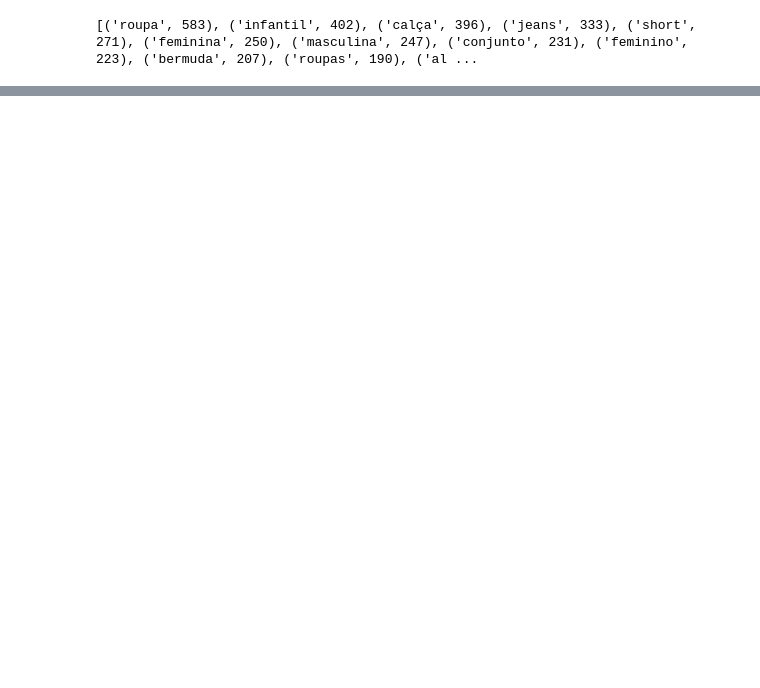
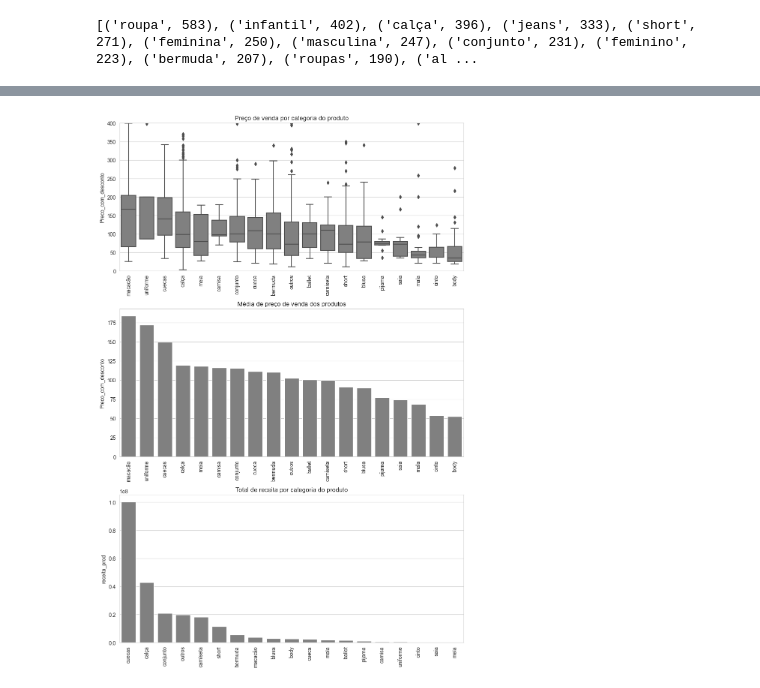
Before and after one commit to LissesCastro/Webscrapping-Marketplace-BR, a Jupyter notebook: analise.ipynb, the cells around one changed output, grey strips where cells are left out. Cells and saved outputs as stored; diff of their text form; code cells hidden in the pictures; blank space fills up the shorter version.

```diff
--- a/analise.ipynb
+++ b/analise.ipynb
@@ -118,0 +154,25 @@ df['tipo_roupa'].value_counts().plot(kind='bar', color='gray', figsize=(10, 5),
+# %%
+df_categoria_medias = df.groupby('tipo_roupa').mean(numeric_only=True).sort_values(by='Preco_com_desconto', ascending=False)
+df_categoria_somas = df.groupby('tipo_roupa').sum(numeric_only=True).sort_values(by='receita_prod', ascending=False)
+# %%
+mean_values = df.groupby('tipo_roupa')['Preco_com_desconto'].mean().sort_values(ascending=False)
+
+fig, axs = plt.subplots(3, 1, figsize=(10, 15))
+sns.boxplot(x=df['tipo_roupa'], y=df['Preco_com_desconto'].sort_values(ascending=False), data=df, ax=axs[0], color='gray', order=mean_values.index)
+sns.barplot(x=df_categoria_medias.index, y=df_categoria_medias['Preco_com_desconto'].sort_values(ascending=False), data=df, ax=axs[1], color='gray')
+sns.barplot(x=df_categoria_somas.index, y=df_categoria_somas['receita_prod'], data=df_categoria_somas, ax=axs[2], color='gray')
+
+
+
+axs[0].set_title('Preço de venda por categoria do produto')
+axs[1].set_title('Média de preço de venda dos produtos')
+axs[2].set_title('Total de receita por categoria do produto')
+
+for i in range(3):
+    axs[i].set_xticklabels(axs[i].get_xticklabels(), rotation=90)
+    axs[i].set_xlabel('')
+axs[0].set_ylim([0,400])
+
+fig.tight_layout()
+# %% [output]
+[figure, added]
```
Also changed, not shown: parts of 12 cells of this notebook.
